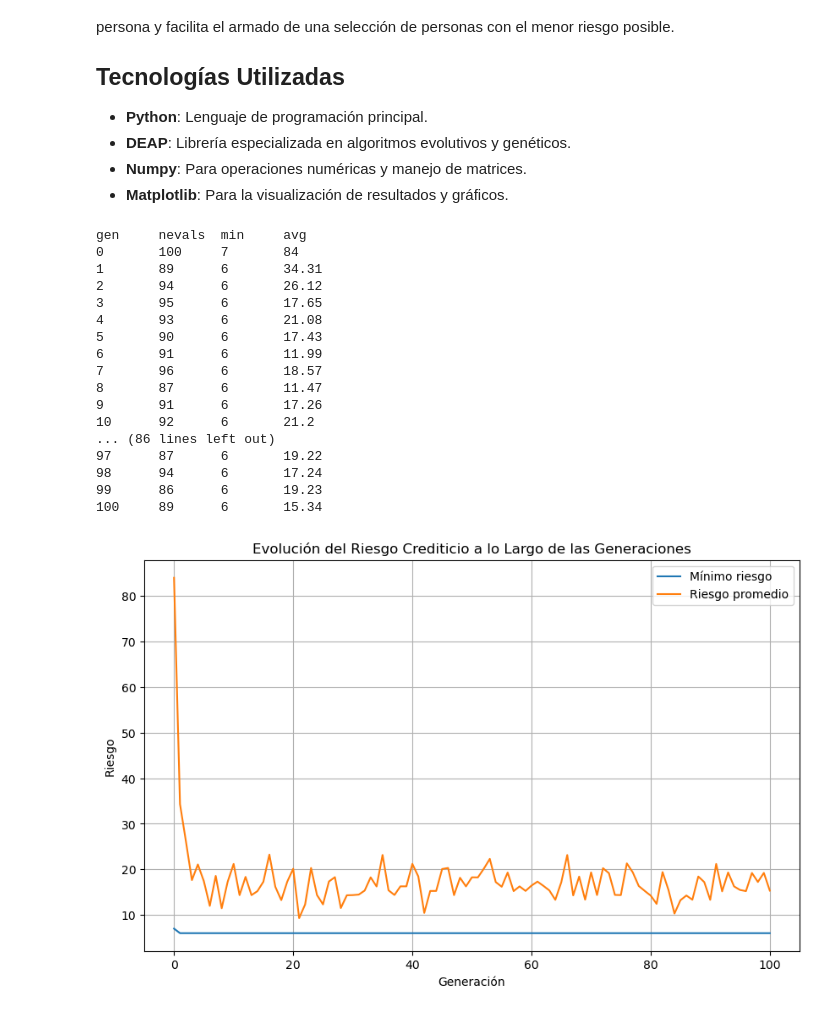
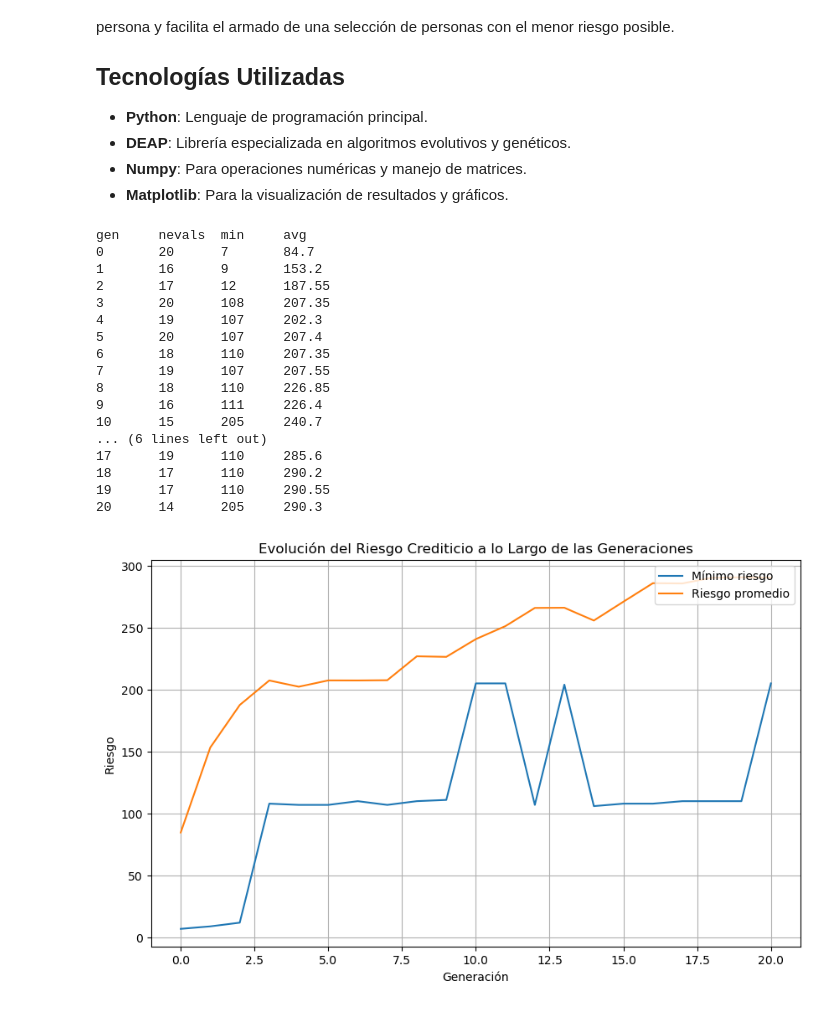
Before and after one commit to juanOntiveros/tp2-IA-grupo-10, a Jupyter notebook: AG - Riesgos.ipynb, the cells around one changed output. Cells and saved outputs as stored; diff of their text form; code cells hidden in the pictures.

Commit message:
Haciendo todas las corridas para la entrega final y agregando csvs con cada corrida

```diff
--- a/AG - Riesgos.ipynb
+++ b/AG - Riesgos.ipynb
@@ -213,55 +197,58 @@ def interpretar_cromosoma(cromosoma):
 # %%
 def main():
-    # Semilla aleatoria basada en el tiempo para variar los resultados en cada corrida
     random.seed(time.time())
 
-    # Inicialización de la población y parámetros del algoritmo genético
-    population = toolbox.population(n=100)  # Población inicial
-    ngen = 100  # Número de generaciones
-    cxpb = 0.7  # Probabilidad de cruce
-    mutpb = 0.7  # Probabilidad de mutación
+    population = toolbox.population(n=20)
+    ngen = 20
+    cxpb = 0.8
+    mutpb = 0.3
 
-    # Definir estadísticas para registrar la aptitud (riesgo) en cada generación
     stats = tools.Statistics(lambda ind: ind.fitness.values)
-    stats.register("min", np.min)  # Mínimo riesgo
-    stats.register("avg", np.mean)  # Promedio de riesgo
+    stats.register("min", np.min)
+    stats.register("avg", np.mean)
 
-    logbook = tools.Logbook()  # Para guardar las estadísticas
+    logbook = tools.Logbook()
 
-    # Ejecutar el algoritmo genético
+    halloffame = tools.HallOfFame(10)
+
     population, logbook = algorithms.eaSimple(population, toolbox, cxpb, mutpb, ngen,
-                                              stats=stats, halloffame=None, verbose=True)
+                                              stats=stats, halloffame=halloffame, verbose=True)
 
-    # Graficar los resultados
     graficar_resultados(logbook)
 
-    # Seleccionar el mejor individuo
-    best_individual = tools.selBest(population, 1)[0]
+    best_individual = halloffame[0]
 
-    # Mostrar el mejor individuo interpretado
     print(f"Mejor individuo (cromosoma): {best_individual}")
-    # print(f"Mejores individuos (cromosomas): {tools.selBest(population, 50)}")
-    print(f"Riesgo asociado: {funcion_de_aptitud(best_individual)[0]}")
-    interpretar_cromosoma(best_individual)
+    print(f"Mejores individuos (cromosomas): {halloffame}")
 
-# Ejecutar la función principal
+    print()
+    print(f"Los 10 mejores individuos")
+    print()
+
+    for i in range(10):
+        print(f"Individuo {i+1}: {halloffame[i]}")
+        interpretar_cromosoma(halloffame[i])
+        print(f"Riesgo asociado: {funcion_de_aptitud(halloffame[i])[0]}")
+        print()
+
+
 main()
 # %% [output]
 gen     nevals  min     avg
-0       100     7       84
-1       89      6       34.31
-2       94      6       26.12
-3       95      6       17.65
-4       93      6       21.08
-5       90      6       17.43
-6       91      6       11.99
-7       96      6       18.57
-8       87      6       11.47
-9       91      6       17.26
-10      92      6       21.2
-... (86 lines left out)
-97      87      6       19.22
-98      94      6       17.24
-99      86      6       19.23
-100     89      6       15.34
+0       20      7       84.7
+1       16      9       153.2
+2       17      12      187.55
+3       20      108     207.35
+4       19      107     202.3
+5       20      107     207.4
+6       18      110     207.35
+7       19      107     207.55
+8       18      110     226.85
+9       16      111     226.4
+10      15      205     240.7
+... (6 lines left out)
+17      19      110     285.6
+18      17      110     290.2
+19      17      110     290.55
+20      14      205     290.3
-[figure, old version]
+[figure, new version]
```
Also changed, not shown: parts of 5 cells of this notebook, 8 other files.
